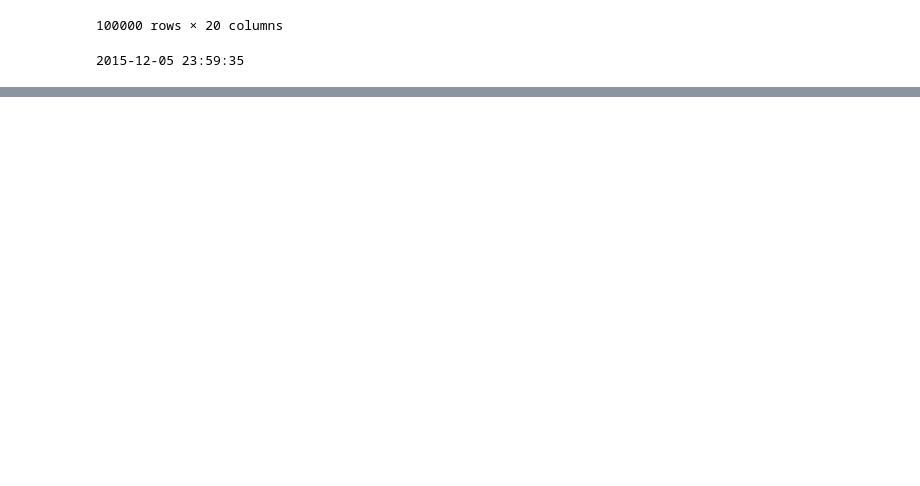
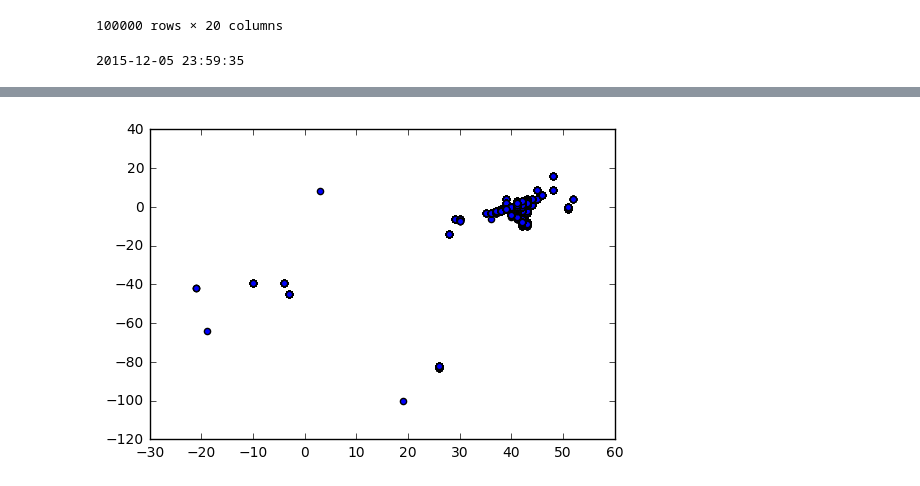
Before and after one commit to RichardoC/ACCD, a Jupyter notebook: Angel_test.ipynb, the cells around one changed output, grey strips where cells are left out. Saved outputs shown, nothing was run; the diff lists cells and outputs as text; code cells hidden in the pictures; blank space fills up the shorter version.

```diff
--- a/Angel_test.ipynb
+++ b/Angel_test.ipynb
@@ -54,0 +72,14 @@ ImportError: No module named pyshp
+# %%
+posList=[]
+x=[]
+y=[]
+for i in range(len(d.index)):
+    pos=getPosition(i)
+    x.append(math.floor(pos[0]))
+    y.append(math.floor(pos[1]))
+    #posList.append((math.floor(pos[0]),math.floor(pos[1])))
+# %%
+plt.scatter(x,y)
+plt.show()
+# %% [output]
+[figure, added]
```
Also changed, not shown: parts of 11 cells of this notebook.
